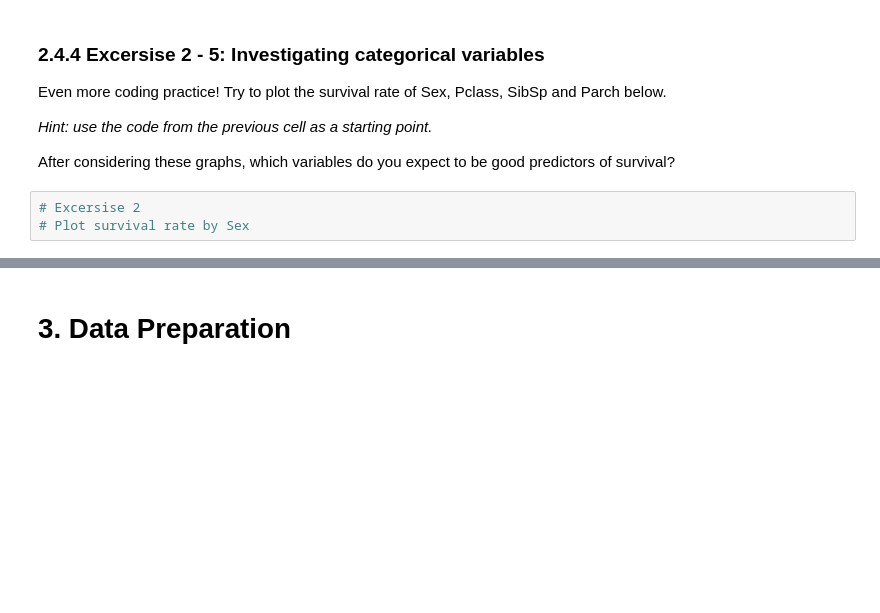
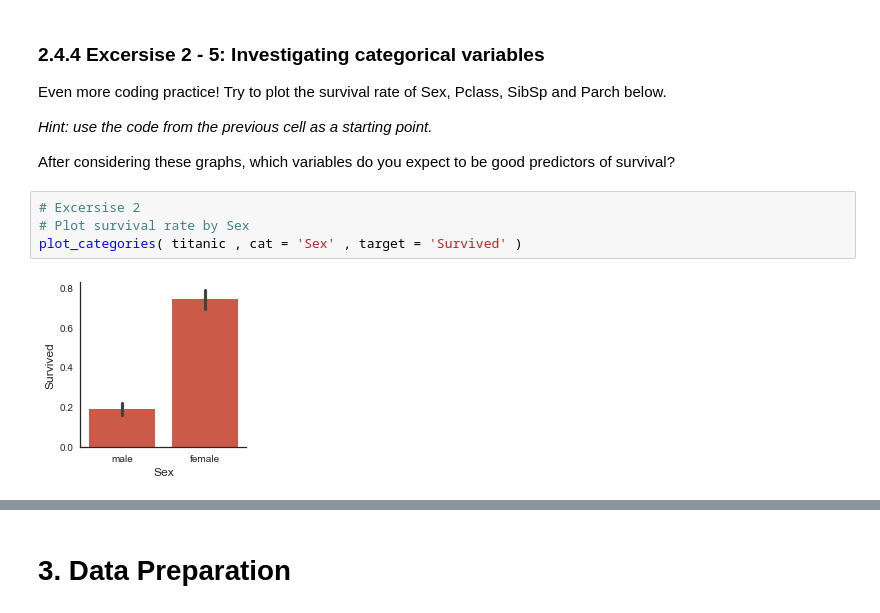
Before and after one commit to probe301/kaggle, a Jupyter notebook: Titanic/An Interactive Data Science Tutorial.ipynb, the cells around one changed output, grey strips where cells are left out. Drawn from its saved outputs; the diff is of its cells as text; blank space fills up the shorter version.

```diff
--- a/Titanic/An Interactive Data Science Tutorial.ipynb
+++ b/Titanic/An Interactive Data Science Tutorial.ipynb
@@ -266,6 +364,9 @@ After considering these graphs, which variables do you expect to be good predict
 # %%
 # Excersise 2
 # Plot survival rate by Sex
+plot_categories( titanic , cat = 'Sex' , target = 'Survived' )
+# %% [output]
+[figure, added]
 # %%
 # Excersise 3
 # Plot survival rate by Pclass
```
Also changed, not shown: parts of 25 cells of this notebook, 1 other file.
